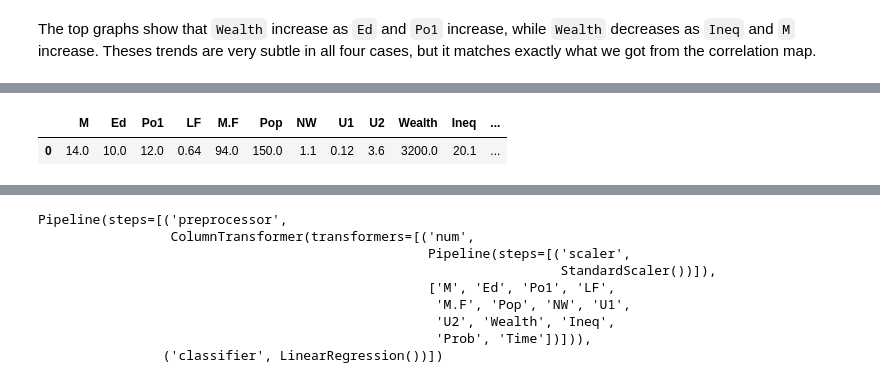
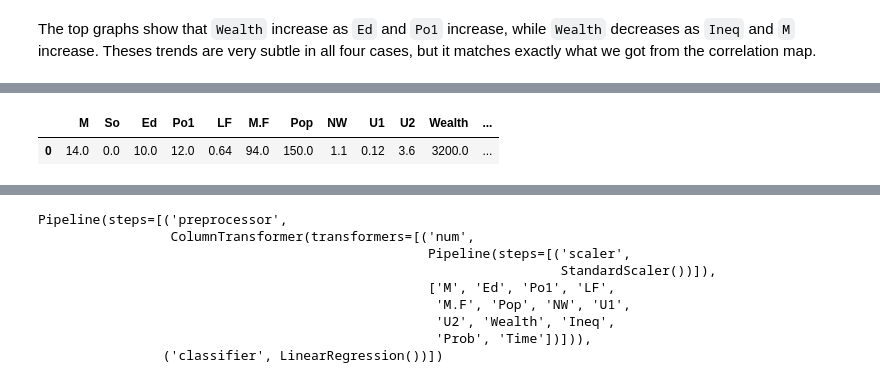
Before and after one commit to artchiaver/uscrime, a Jupyter notebook: notebook/effect_of_punishment_regimes.ipynb, the cells around one changed output, grey strips where cells are left out. Saved outputs shown, nothing was run; the diff lists cells and outputs as text; code cells hidden in the pictures.

```diff
--- a/notebook/effect_of_punishment_regimes.ipynb
+++ b/notebook/effect_of_punishment_regimes.ipynb
@@ -229,2 +228,0 @@ Transformation of categorical variable `So` with `pandas.get_dummies()` method.
-# %%
-df_crimes = pd.get_dummies(df_crimes, columns=categorical_var)
@@ -240,9 +229,10 @@ df_crimes.head(5)
 # %%
-to_predict = pd.DataFrame(np.array([[14.0, 10.0, 12, 0.640, 94, 150, 1.1, 0.120, 3.6, 3200, 20.1, 0.04, 39, 1, 0]]), columns=X_train.columns.values)
+to_predict = pd.DataFrame(np.array([[14.0, 0, 10.0, 12, 0.640, 94, 150, 1.1, 0.120, 3.6, 3200, 20.1, 0.04, 39]]),
+                          columns=df_crimes.drop('Crime', axis=1).columns.values)
 to_predict
 # %% [output]
-|  | M | Ed | Po1 | LF | M.F | Pop | NW | U1 | U2 | Wealth | Ineq | ... |
-| 0 | 14.0 | 10.0 | 12.0 | 0.64 | 94.0 | 150.0 | 1.1 | 0.12 | 3.6 | 3200.0 | 20.1 | ... |
+|  | M | So | Ed | Po1 | LF | M.F | Pop | NW | U1 | U2 | Wealth | ... |
+| 0 | 14.0 | 0.0 | 10.0 | 12.0 | 0.64 | 94.0 | 150.0 | 1.1 | 0.12 | 3.6 | 3200.0 | ... |
 # %%
 X = df_crimes.drop('Crime', axis=1)
 y = df_crimes['Crime']
```
Also changed, not shown: parts of 27 cells of this notebook.
